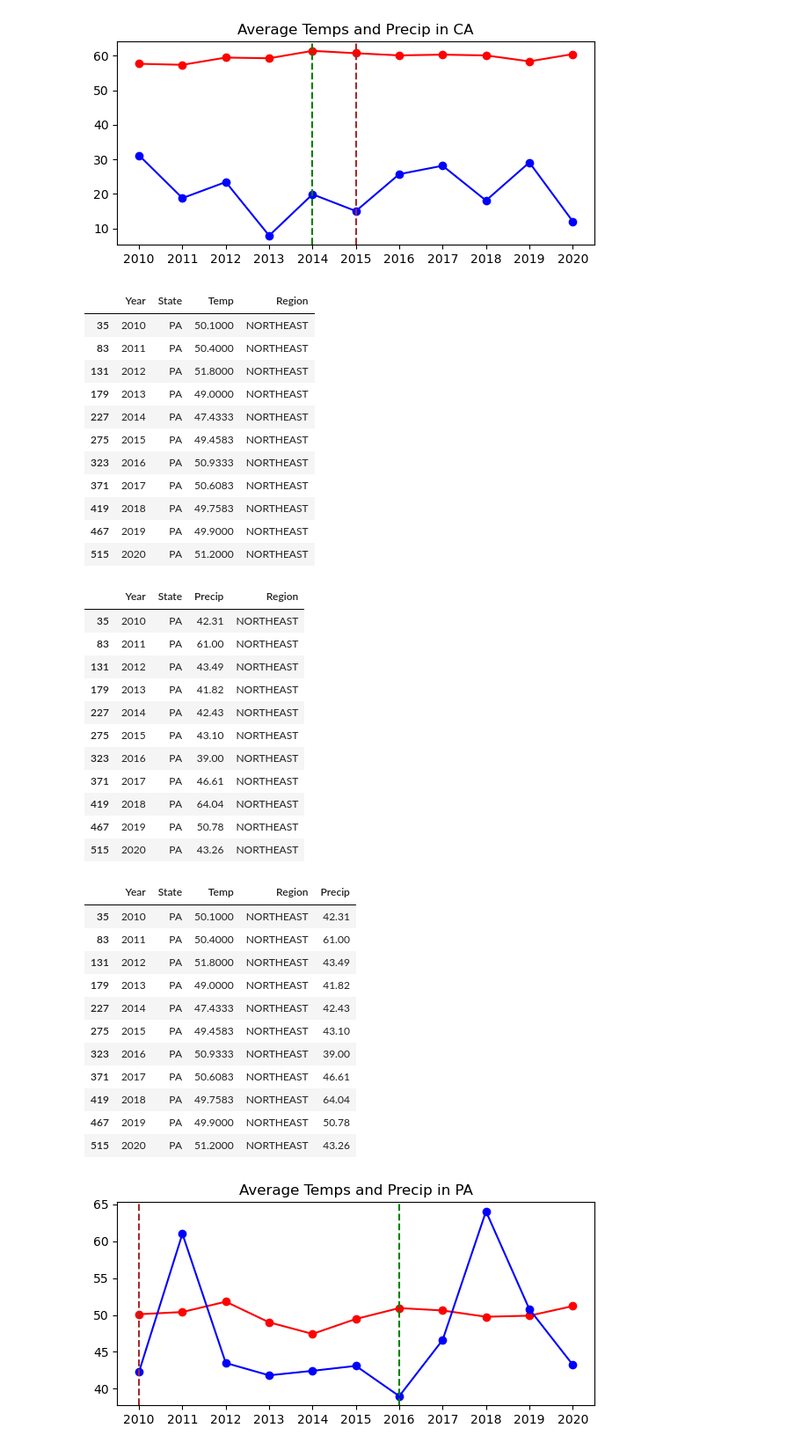
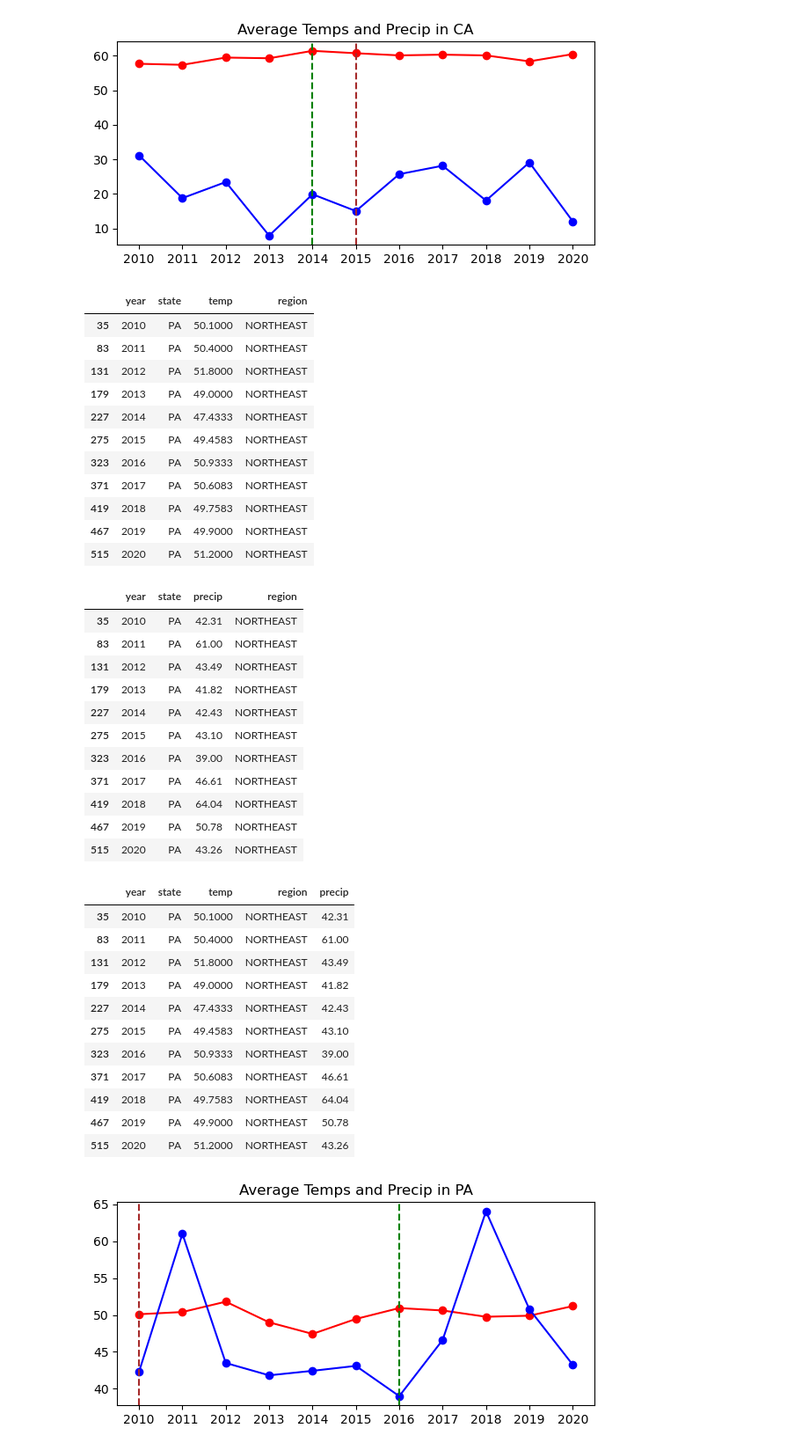
Before and after one commit to cjpentecost/DA8-Capstone, a Jupyter notebook: notebook/weather.ipynb, the cells around one changed output. Shown at 88% size. Cells and saved outputs as stored; diff of their text form; code cells hidden in the pictures.

```diff
--- a/notebook/weather.ipynb
+++ b/notebook/weather.ipynb
@@ -369,10 +420,10 @@ plt.show()
 [figure]
 # %%
 #Isolate PA Temps
-pa_temp = df_tavg[df_tavg['State']=='PA']
+pa_temp = df_tavg[df_tavg['state']=='PA']
 pa_temp
 # %% [output]
-|  | Year | State | Temp | Region |
+|  | year | state | temp | region |
 | 35 | 2010 | PA | 50.1000 | NORTHEAST |
 | 83 | 2011 | PA | 50.4000 | NORTHEAST |
 | 131 | 2012 | PA | 51.8000 | NORTHEAST |
@@ -386,10 +437,10 @@ pa_temp
 | 515 | 2020 | PA | 51.2000 | NORTHEAST |
 # %%
 #Isolate PA Precipitation
-pa_precip = df_precip[df_precip['State']=='PA']
+pa_precip = df_precip[df_precip['state']=='PA']
 pa_precip
 # %% [output]
-|  | Year | State | Precip | Region |
+|  | year | state | precip | region |
 | 35 | 2010 | PA | 42.31 | NORTHEAST |
 | 83 | 2011 | PA | 61.00 | NORTHEAST |
 | 131 | 2012 | PA | 43.49 | NORTHEAST |
@@ -404,11 +455,11 @@ pa_precip
 # %%
 #Combine temps and precip for PA  - axis=1 concatenates horizontally instead of vertically
 #since the year, state and region are the same, i only want to pick up the precipitation column
-pa_precip_col = pa_precip['Precip']
+pa_precip_col = pa_precip['precip']
 pa_combined = pd.concat([pa_temp,pa_precip_col],axis=1)
 pa_combined
 # %% [output]
-|  | Year | State | Temp | Region | Precip |
+|  | year | state | temp | region | precip |
 | 35 | 2010 | PA | 50.1000 | NORTHEAST | 42.31 |
 | 83 | 2011 | PA | 50.4000 | NORTHEAST | 61.00 |
 | 131 | 2012 | PA | 51.8000 | NORTHEAST | 43.49 |
```
Also changed, not shown: parts of 15 cells of this notebook, 31 other files.
